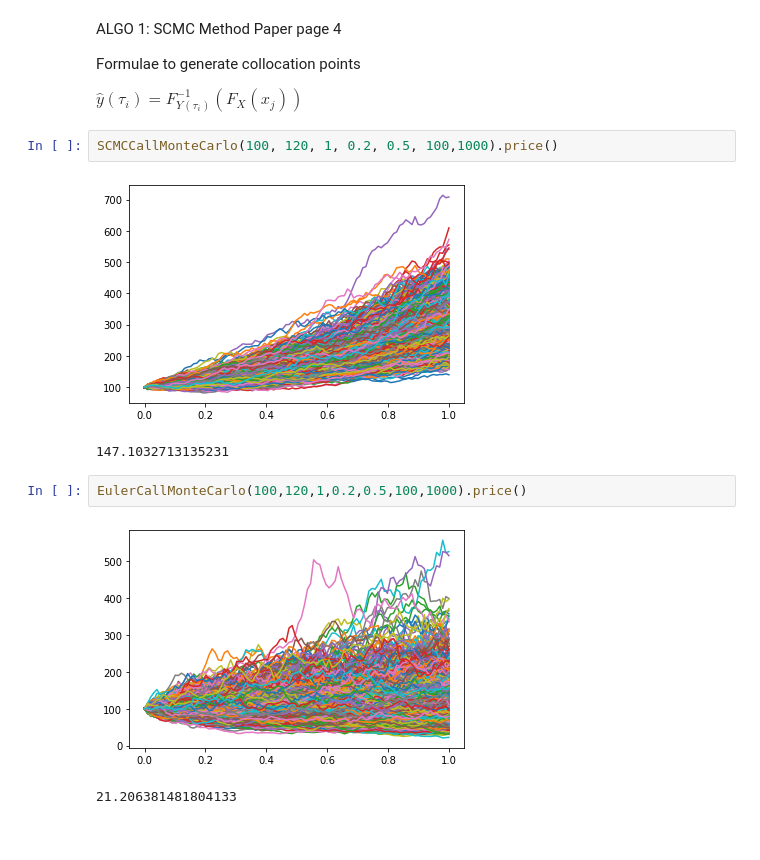
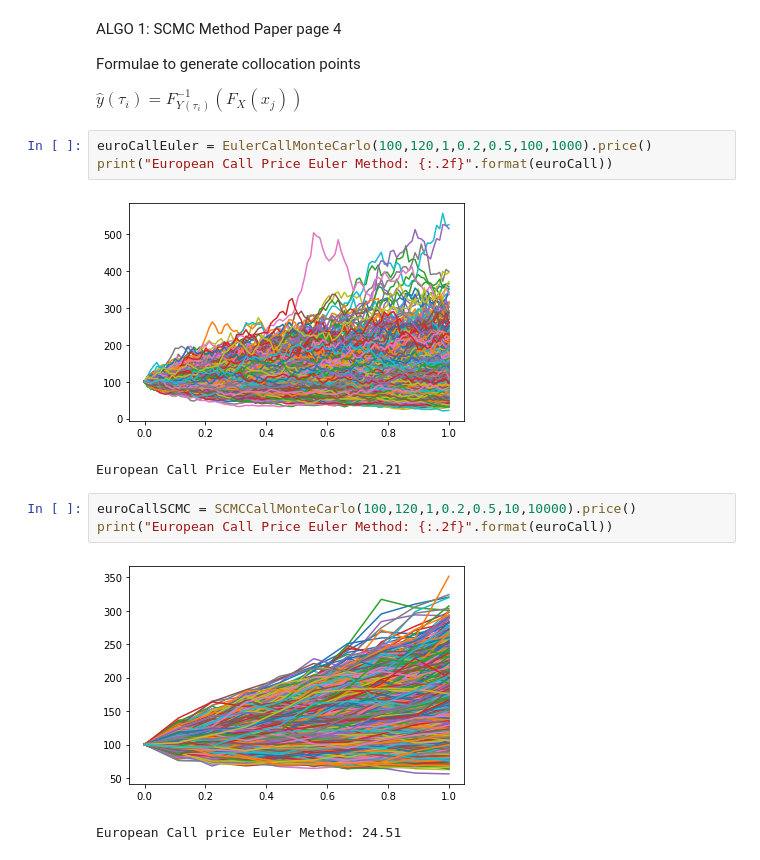
Before and after one commit to harishmantri/7LScheme, a Jupyter notebook: Assignment.ipynb, the cells around one changed output. Cells and saved outputs as stored; diff of their text form.

```diff
--- a/Assignment.ipynb
+++ b/Assignment.ipynb
@@ -33,12 +33,14 @@ Formulae to generate collocation points
 
  $\hat {y}(\tau_{i}) = F^{-1}_{Y(\tau_{i})}(F_{X}(x_{j}))$
 # %%
-SCMCCallMonteCarlo(100, 120, 1, 0.2, 0.5, 100,1000).price()
+euroCallEuler = EulerCallMonteCarlo(100,120,1,0.2,0.5,100,1000).price()
+print("European Call Price Euler Method: {:.2f}".format(euroCall))
 # %% [output]
-[figure, old version]
+[figure, new version]
-147.1032713135231
+European Call Price Euler Method: 21.21
 # %%
-EulerCallMonteCarlo(100,120,1,0.2,0.5,100,1000).price()
+euroCallSCMC = SCMCCallMonteCarlo(100,120,1,0.2,0.5,10,10000).price()
+print("European Call Price Euler Method: {:.2f}".format(euroCall))
 # %% [output]
-[figure, old version]
+[figure, new version]
-21.206381481804133
+European Call price Euler Method: 24.51
```
Also changed, not shown: 3 other files.
